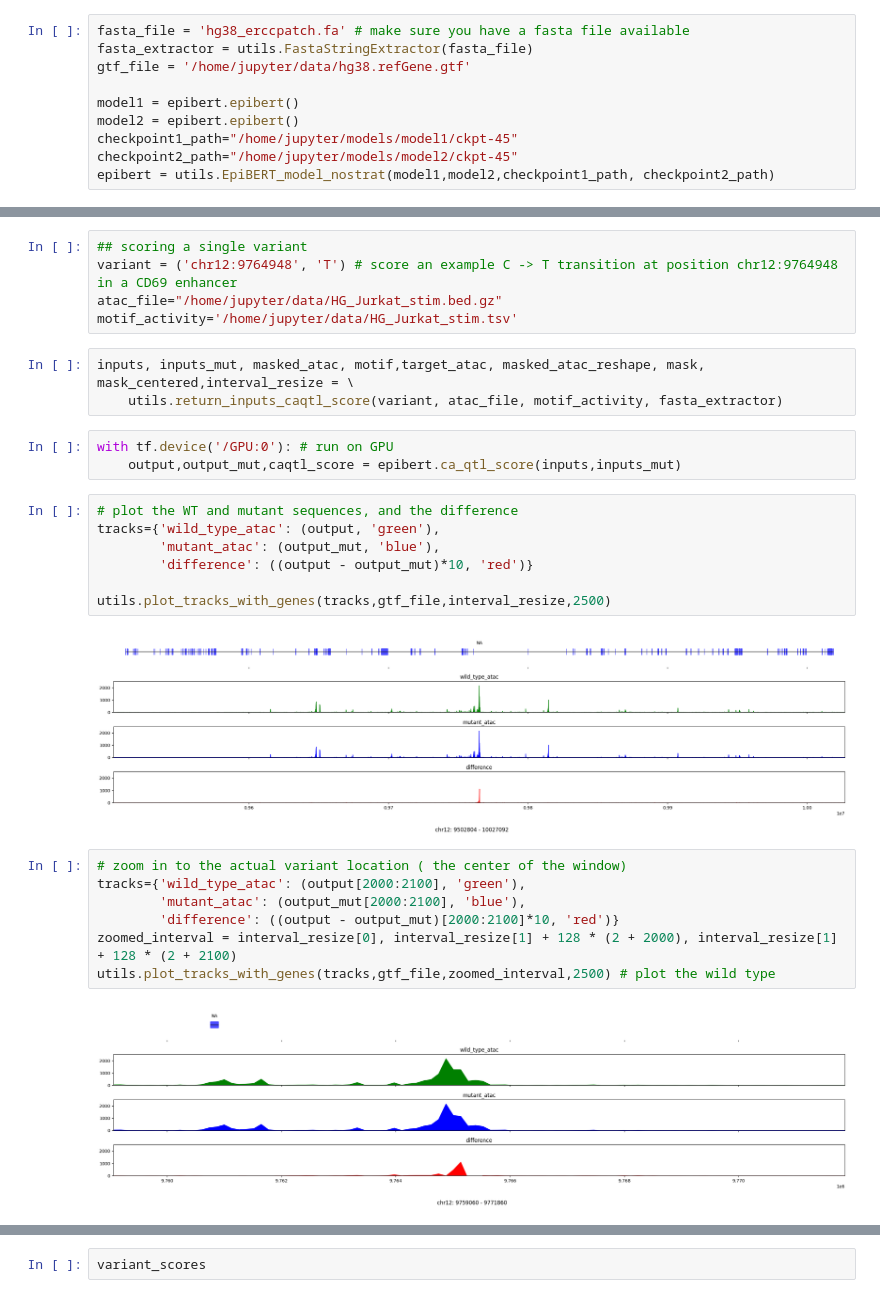
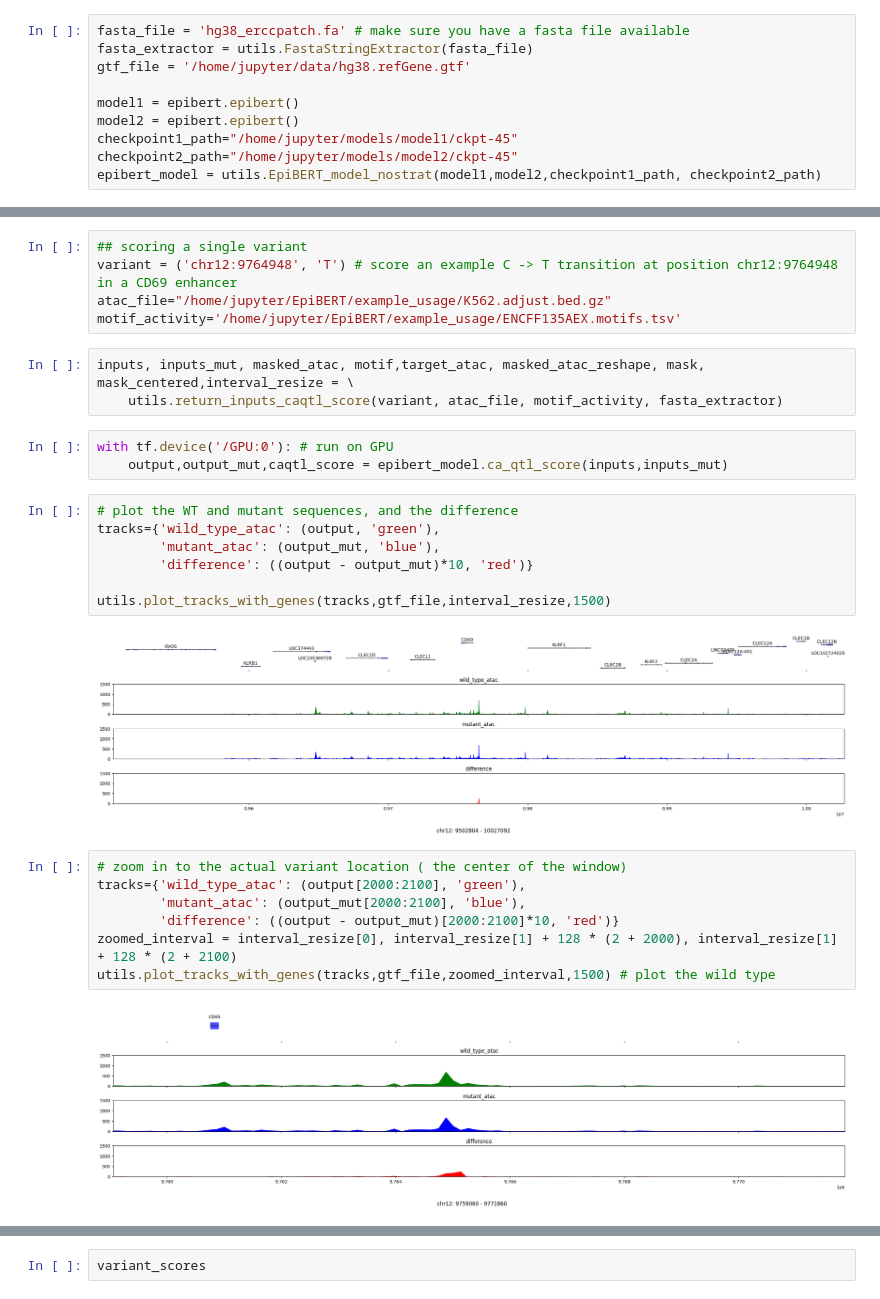
Before and after one commit to biubiu-1/EpiBERT, a Jupyter notebook: example_usage/caqTL_predict.ipynb, the cells around one changed output, grey strips where cells are left out. Saved outputs shown, nothing was run; the diff lists cells and outputs as text.

```diff
--- a/example_usage/caqTL_predict.ipynb
+++ b/example_usage/caqTL_predict.ipynb
@@ -27,38 +27,38 @@ model1 = epibert.epibert()
 model2 = epibert.epibert()
 checkpoint1_path="/home/jupyter/models/model1/ckpt-45"
 checkpoint2_path="/home/jupyter/models/model2/ckpt-45"
-epibert = utils.EpiBERT_model_nostrat(model1,model2,checkpoint1_path, checkpoint2_path)
+epibert_model = utils.EpiBERT_model_nostrat(model1,model2,checkpoint1_path, checkpoint2_path)
 # %% [output]
 Loaded checkpoints.
 # %%
 ## scoring a single variant
 variant = ('chr12:9764948', 'T') # score an example C -> T transition at position chr12:9764948 in a CD69 enhancer
-atac_file="/home/jupyter/data/HG_Jurkat_stim.bed.gz"
-motif_activity='/home/jupyter/data/HG_Jurkat_stim.tsv'
+atac_file="/home/jupyter/EpiBERT/example_usage/K562.adjust.bed.gz"
+motif_activity='/home/jupyter/EpiBERT/example_usage/ENCFF135AEX.motifs.tsv'
 # %%
 inputs, inputs_mut, masked_atac, motif,target_atac, masked_atac_reshape, mask, mask_centered,interval_resize = \
     utils.return_inputs_caqtl_score(variant, atac_file, motif_activity, fasta_extractor)
 # %%
 with tf.device('/GPU:0'): # run on GPU
-    output,output_mut,caqtl_score = epibert.ca_qtl_score(inputs,inputs_mut)
+    output,output_mut,caqtl_score = epibert_model.ca_qtl_score(inputs,inputs_mut)
 # %%
 # plot the WT and mutant sequences, and the difference
 tracks={'wild_type_atac': (output, 'green'),
         'mutant_atac': (output_mut, 'blue'),
         'difference': ((output - output_mut)*10, 'red')}
 
-utils.plot_tracks_with_genes(tracks,gtf_file,interval_resize,2500)
+utils.plot_tracks_with_genes(tracks,gtf_file,interval_resize,1500)
 # %% [output]
-[figure, old version]
+[figure, new version]
 # %%
 # zoom in to the actual variant location ( the center of the window)
 tracks={'wild_type_atac': (output[2000:2100], 'green'),
         'mutant_atac': (output_mut[2000:2100], 'blue'),
         'difference': ((output - output_mut)[2000:2100]*10, 'red')}
 zoomed_interval = interval_resize[0], interval_resize[1] + 128 * (2 + 2000), interval_resize[1] + 128 * (2 + 2100)
-utils.plot_tracks_with_genes(tracks,gtf_file,zoomed_interval,2500) # plot the wild type
+utils.plot_tracks_with_genes(tracks,gtf_file,zoomed_interval,1500) # plot the wild type
 # %% [output]
-[figure, old version]
+[figure, new version]
 # %%
 print(caqtl_score) # variant score
 # %% [output]
```
Also changed, not shown: parts of 2 cells of this notebook, 3 other files.
